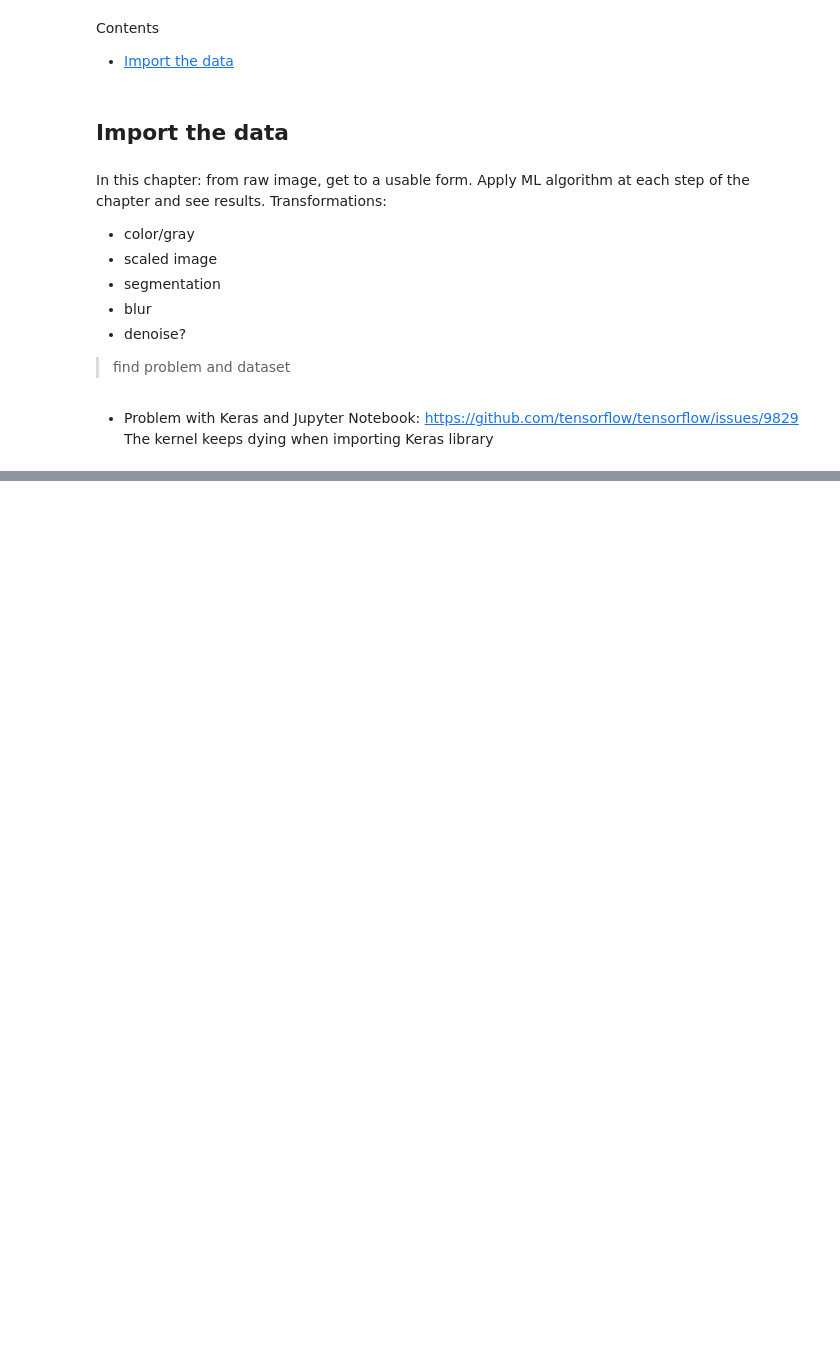
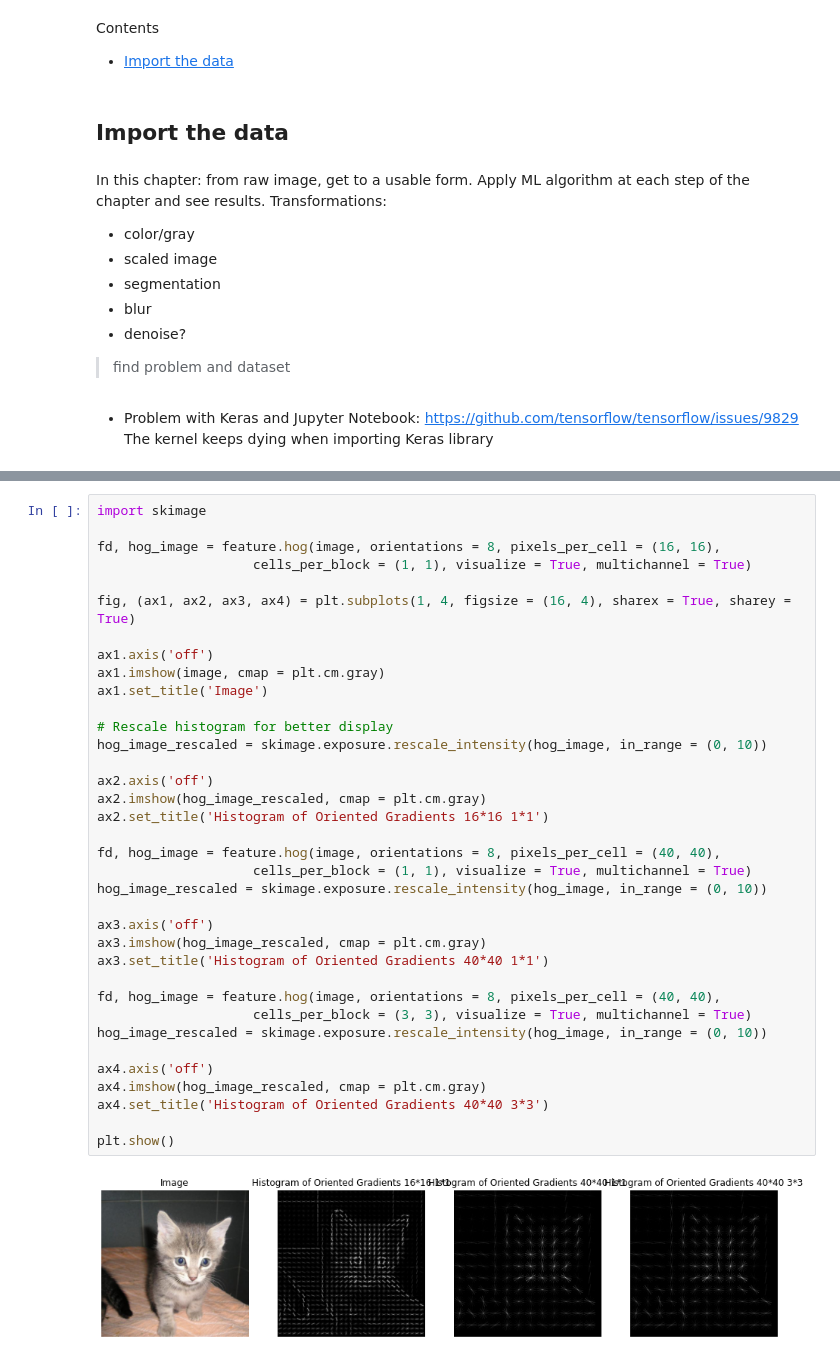
Before and after one commit to annalaine/quaxp, a Jupyter notebook: 2-x-transform.ipynb, the cells around one changed output, grey strips where cells are left out. Drawn from its saved outputs; the diff is of its cells as text; blank space fills up the shorter version.

```diff
--- a/2-x-transform.ipynb
+++ b/2-x-transform.ipynb
@@ -110,0 +146,38 @@ def classify_images(df):
+# %%
+import skimage
+
+fd, hog_image = feature.hog(image, orientations = 8, pixels_per_cell = (16, 16),
+                    cells_per_block = (1, 1), visualize = True, multichannel = True)
+
+fig, (ax1, ax2, ax3, ax4) = plt.subplots(1, 4, figsize = (16, 4), sharex = True, sharey = True)
+
+ax1.axis('off')
+ax1.imshow(image, cmap = plt.cm.gray)
+ax1.set_title('Image')
+
+# Rescale histogram for better display
+hog_image_rescaled = skimage.exposure.rescale_intensity(hog_image, in_range = (0, 10))
+
+ax2.axis('off')
+ax2.imshow(hog_image_rescaled, cmap = plt.cm.gray)
+ax2.set_title('Histogram of Oriented Gradients 16*16 1*1')
+
+fd, hog_image = feature.hog(image, orientations = 8, pixels_per_cell = (40, 40),
+                    cells_per_block = (1, 1), visualize = True, multichannel = True)
+hog_image_rescaled = skimage.exposure.rescale_intensity(hog_image, in_range = (0, 10))
+
+ax3.axis('off')
+ax3.imshow(hog_image_rescaled, cmap = plt.cm.gray)
+ax3.set_title('Histogram of Oriented Gradients 40*40 1*1')
+
+fd, hog_image = feature.hog(image, orientations = 8, pixels_per_cell = (40, 40),
+                    cells_per_block = (3, 3), visualize = True, multichannel = True)
+hog_image_rescaled = skimage.exposure.rescale_intensity(hog_image, in_range = (0, 10))
+
+ax4.axis('off')
+ax4.imshow(hog_image_rescaled, cmap = plt.cm.gray)
+ax4.set_title('Histogram of Oriented Gradients 40*40 3*3')
+
+plt.show()
+# %% [output]
+[figure, added]
```
Also changed, not shown: parts of 14 cells of this notebook, 4 other files.
